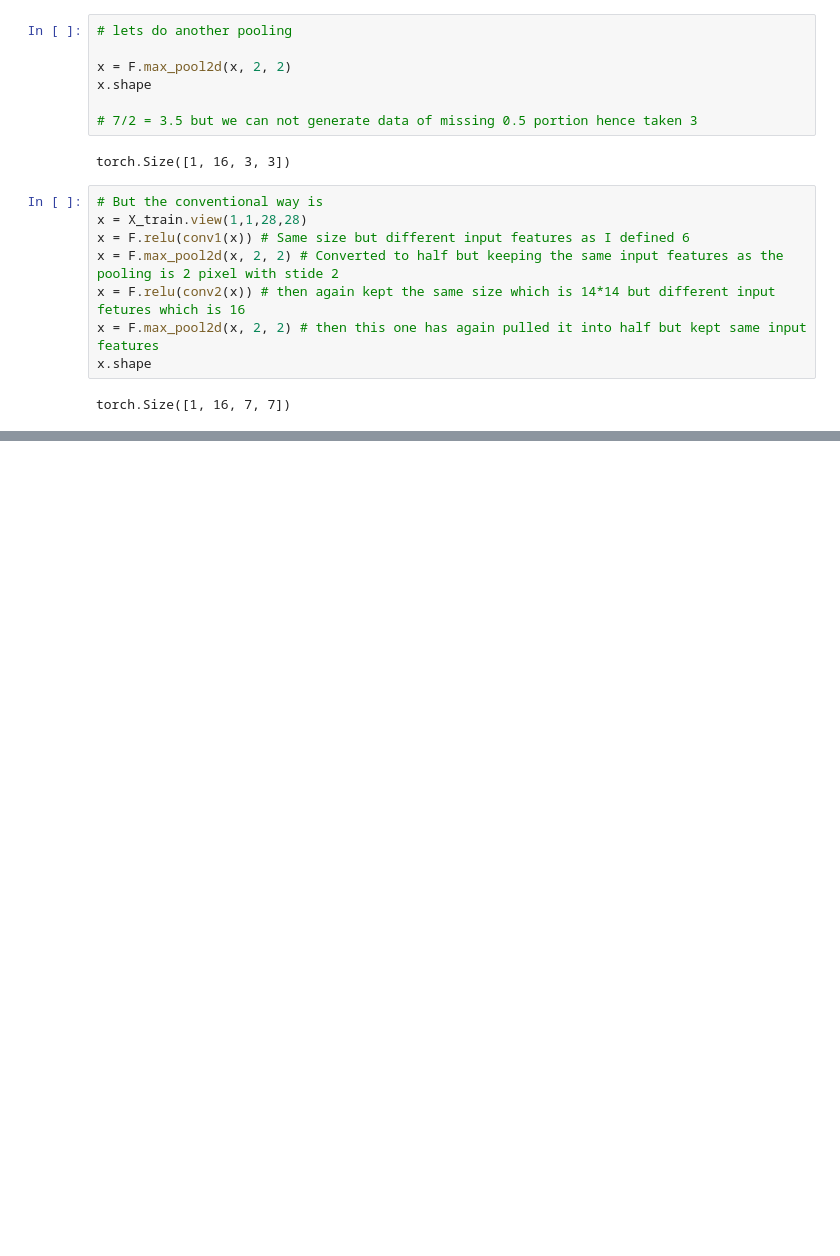
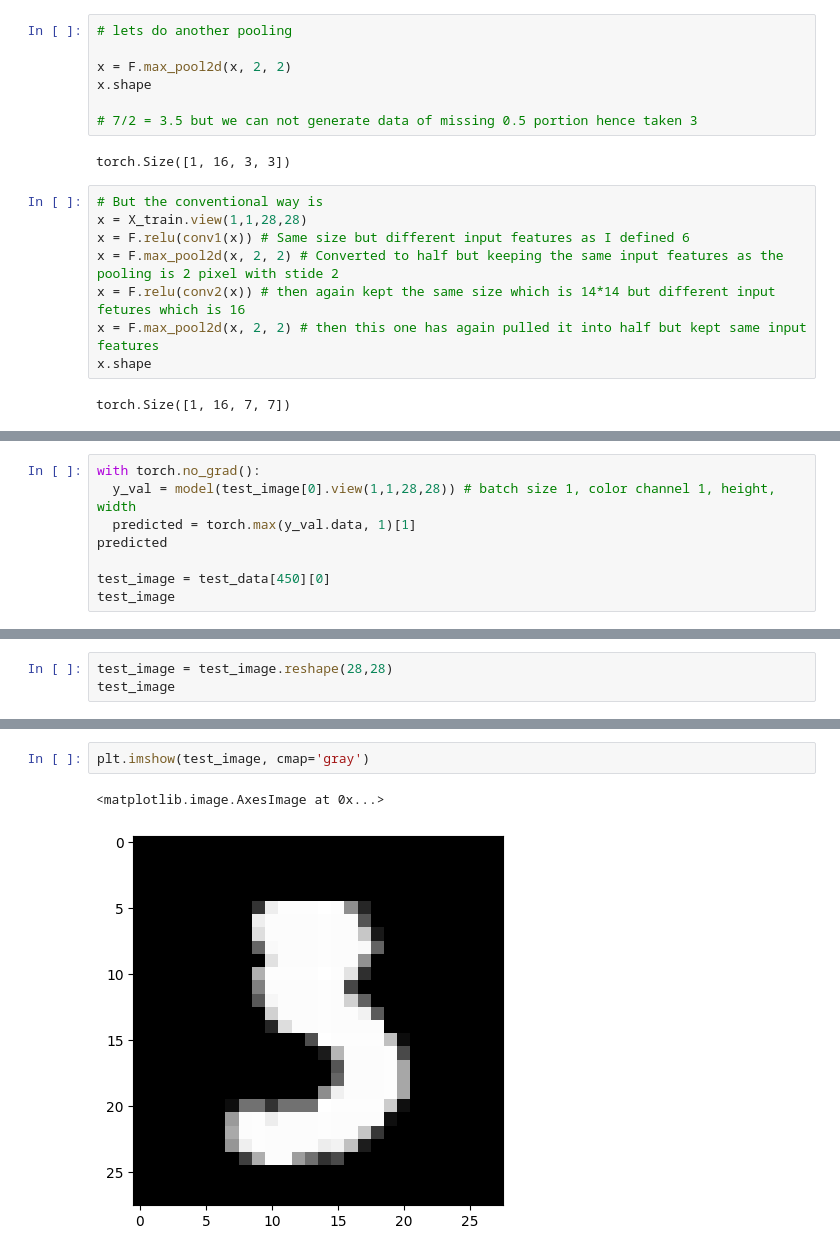
Before and after one commit to Hasibul-Islam/torchlearning, a Jupyter notebook: CNN.ipynb, the cells around one changed output, grey strips where cells are left out. Drawn from its saved outputs; the diff is of its cells as text; blank space fills up the shorter version.

```diff
--- a/CNN.ipynb
+++ b/CNN.ipynb
@@ -115,0 +286,8 @@ torch.Size([1, 16, 7, 7])
+# %%
+with torch.no_grad():
+  y_val = model(test_image[0].view(1,1,28,28)) # batch size 1, color channel 1, height, width
+  predicted = torch.max(y_val.data, 1)[1]
+predicted
+
+test_image = test_data[450][0]
+test_image
@@ -115,0 +312,3 @@ torch.Size([1, 16, 7, 7])
+# %%
+test_image = test_image.reshape(28,28)
+test_image
@@ -115,0 +333,5 @@ torch.Size([1, 16, 7, 7])
+# %%
+plt.imshow(test_image, cmap='gray')
+# %% [output]
+<matplotlib.image.AxesImage at 0x...>
+[figure, added]
```
Also changed, not shown: parts of 12 cells of this notebook.
